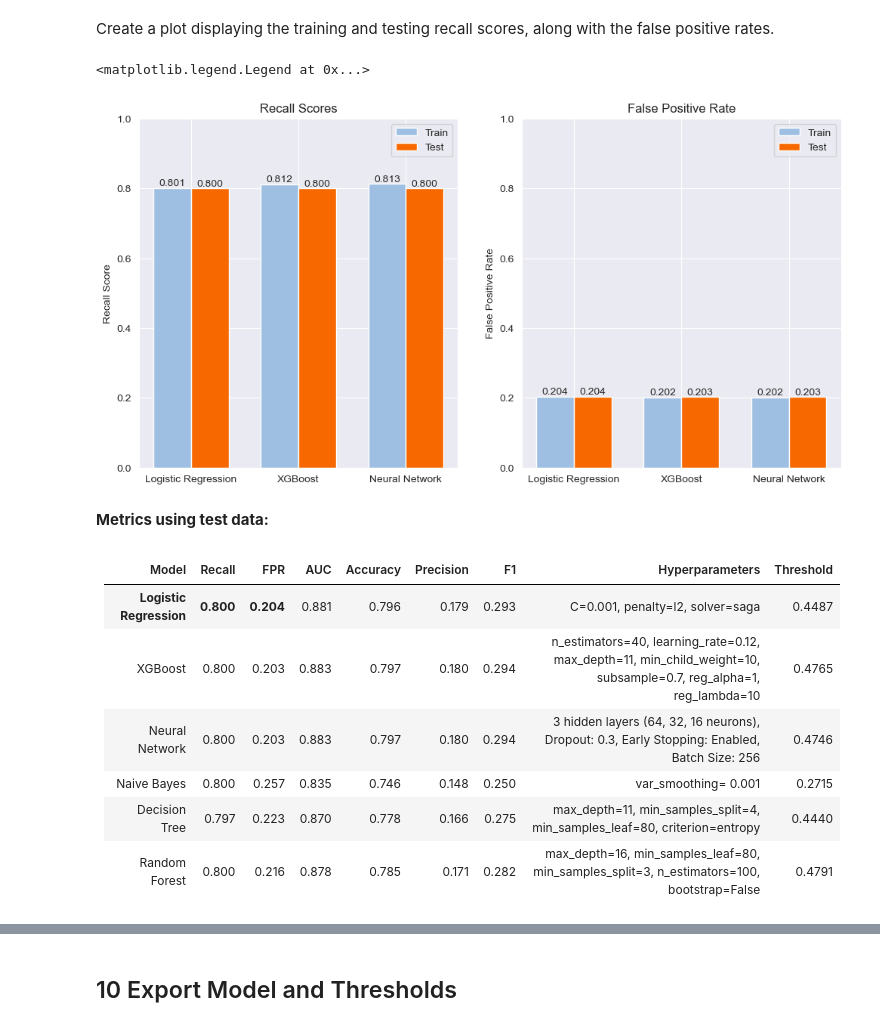
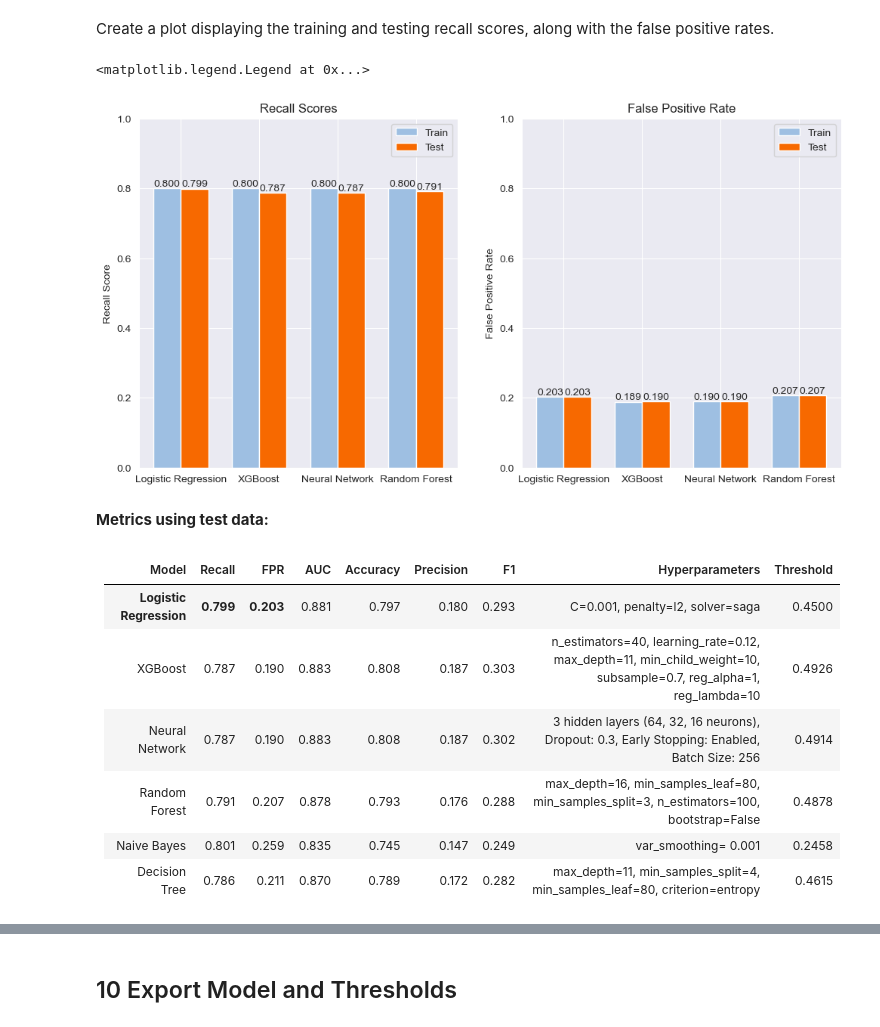
Before and after one commit to willwu29/heart-attack-prediction-model, a Jupyter notebook: notebooks/book4_hyperparameter_tuning_advanced_modeling.ipynb, the cells around one changed output, grey strips where cells are left out. Cells and saved outputs as stored; diff of their text form; code cells hidden in the pictures.

```diff
--- a/notebooks/book4_hyperparameter_tuning_advanced_modeling.ipynb
+++ b/notebooks/book4_hyperparameter_tuning_advanced_modeling.ipynb
@@ -1462,8 +1521,8 @@ Test: 0.294
 ==================================================================
 # %%
 # Store the metrics of XGBoost
-recall_final_model.loc['XGBoost', : ] = [0.812, 0.800]
-fpr_final_model.loc['XGBoost', : ] = [0.202, 0.203]
+recall_final_model.loc['XGBoost', : ] = [0.800, 0.787]
+fpr_final_model.loc['XGBoost', : ] = [0.189, 0.190]
 # %% [markdown]
 ---
 # %% [markdown]
@@ -1666,11 +1726,11 @@ Test: 0.308
 # Create variable for target recall score
 target_recall = 0.8000
 
-# Get the probablistic prediction on test dataset
-y_pred_test_proba = nn_model_bcentropy.predict(X_test_nn)  # find the probablitity of positive class
+# Get the probablistic prediction on train dataset
+y_pred_train_proba = nn_model_bcentropy.predict(X_train_nn)  # find the probablitity of positive class
 
 # find recall (tpr), false positive rate with the corresponding thresholds
-fpr, tpr, thresholds = roc_curve(y_test, y_pred_test_proba)
+fpr, tpr, thresholds = roc_curve(y_train_nn, y_pred_train_proba)
 
 # Use for loop to find the thresholds whenever recall/tpr exceeds target_recall
 for i in range(len(tpr)):
@@ -1730,8 +1798,8 @@ Test: 0.294
 ==================================================================
 # %%
 # Store the metrics of neural network
-recall_final_model.loc['Neural Network', : ] = [0.813, 0.800]
-fpr_final_model.loc['Neural Network', : ] = [0.202, 0.203]
+recall_final_model.loc['Neural Network', : ] = [0.800, 0.787]
+fpr_final_model.loc['Neural Network', : ] = [0.190, 0.190]
 # %% [markdown]
 ---
 # %% [markdown]
@@ -1880,11 +1948,11 @@ Test: 0.308
 # Create variable for target recall score
 target_recall = 0.80
 
-# Get the probablistic prediction on test dataset
-y_pred_test = nn_model_customized_loss.predict(X_test_nn)  # find the probablitity of positive class
+# Get the probablistic prediction on train dataset
+y_pred_train_proba = nn_model_customized_loss.predict(X_train_nn)  # find the probablitity of positive class
 
 # find recall (tpr), false positive rate with the corresponding thresholds
-fpr, tpr, thresholds = roc_curve(y_test, y_pred_test)
+fpr, tpr, thresholds = roc_curve(y_train_nn, y_pred_train_proba)
 
 # Use for loop to find the thresholds whenever recall/tpr exceeds target_recall
 for i in range(len(tpr)):
@@ -1988,8 +2064,8 @@ ROC Curve: Customized Loss Model
 Create a plot displaying the training and testing recall scores, along with the false positive rates.
 # %%
 # Create two DataFrames for storing the metrics of top three models
-recall_best_model = recall_final_model.loc[['Logistic Regression', 'XGBoost', 'Neural Network']]
-fpr_best_model = fpr_final_model.loc[['Logistic Regression', 'XGBoost', 'Neural Network']]
+recall_best_model = recall_final_model.loc[['Logistic Regression', 'XGBoost', 'Neural Network', 'Random Forest']]
+fpr_best_model = fpr_final_model.loc[['Logistic Regression', 'XGBoost', 'Neural Network', 'Random Forest']]
 
 # Create subplots
 fig, axes = plt.subplots(1, 2, figsize=(12, 6))
@@ -2015,45 +2091,45 @@ for bar in test_bars:
 axes[0].set_xticks([i + bar_width / 2 for i in x])
 axes[0].set_xticklabels(recall_best_model.index)
 axes[0].set_title('Recall Scores')
 axes[0].set_ylabel('Recall Score')
 axes[0].set_ylim(0, 1)
 axes[0].legend()
 
 
 # Create second subplot, show the train and test fpr of top three models
 train_bars = axes[1].bar(x, fpr_best_model['Train'], width=bar_width,  label='Train', color='#9EBFE2')
 test_bars = axes[1].bar([i + bar_width for i in x], fpr_best_model['Test'], width=bar_width, label='Test', color='#F76900')
 
 # Annotate train and test fpr scores on top of the bar
 for bar in train_bars:
     axes[1].text(bar.get_x() + bar.get_width() / 2, bar.get_height(), f'{bar.get_height():.3f}',
                  ha='center', va='bottom')
 
 for bar in test_bars:
     axes[1].text(bar.get_x() + bar.get_width() / 2, bar.get_height(), f'{bar.get_height():.3f}',
                  ha='center', va='bottom')
 
 # Set plot params
 axes[1].set_xticks([i + bar_width / 2 for i in x])
 axes[1].set_xticklabels(fpr_best_model.index)
 axes[1].set_title('False Positive Rate')
 axes[1].set_ylabel('False Positive Rate')
 axes[1].set_ylim(0, 1)
 axes[1].legend()
 # %% [output]
 <matplotlib.legend.Legend at 0x...>
-[figure, old version]
+[figure, new version]
 # %% [markdown]
 
 **Metrics using test data:**
 # %% [markdown]
 | Model              | Recall | FPR   | AUC   | Accuracy | Precision | F1 | Hyperparameters                                      | Threshold |
 |--------------------|--------|-------|-------|----------|-----------|----------|------------------------------------------------------|-----------|
-| **Logistic Regression** | **0.800**  | **0.204** | 0.881 | 0.796    | 0.179     | 0.293    | C=0.001, penalty=l2, solver=saga                     | 0.4487    |
-| XGBoost            | 0.800  | 0.203 | 0.883 | 0.797    | 0.180     | 0.294    | n_estimators=40, learning_rate=0.12, max_depth=11, min_child_weight=10, subsample=0.7, reg_alpha=1, reg_lambda=10 | 0.4765    |
-| Neural Network     | 0.800  | 0.203 | 0.883 | 0.797    | 0.180     | 0.294    | 3 hidden layers (64, 32, 16 neurons), Dropout: 0.3, Early Stopping: Enabled, Batch Size: 256 | 0.4746    |
-| Naive Bayes        | 0.800  | 0.257 | 0.835 | 0.746    | 0.148     | 0.250    | var_smoothing= 0.001                                  | 0.2715    |
-| Decision Tree      | 0.797  | 0.223 | 0.870 | 0.778    | 0.166     | 0.275    | max_depth=11, min_samples_split=4, min_samples_leaf=80, criterion=entropy | 0.4440    |
-| Random Forest      | 0.800  | 0.216 | 0.878 | 0.785    | 0.171     | 0.282    | max_depth=16, min_samples_leaf=80, min_samples_split=3, n_estimators=100, bootstrap=False | 0.4791    |
+| **Logistic Regression** | **0.799**   | **0.203**  | 0.881  | 0.797     | 0.180      | 0.293       | C=0.001, penalty=l2, solver=saga                     | 0.4500    |
+| XGBoost            | 0.787   | 0.190  | 0.883  | 0.808    | 0.187    |0.303   | n_estimators=40, learning_rate=0.12, max_depth=11, min_child_weight=10, subsample=0.7, reg_alpha=1, reg_lambda=10 | 0.4926    |
+| Neural Network     | 0.787  | 0.190 | 0.883 | 0.808    | 0.187     | 0.302  | 3 hidden layers (64, 32, 16 neurons), Dropout: 0.3, Early Stopping: Enabled, Batch Size: 256 | 0.4914    |
+| Random Forest      | 0.791  | 0.207   | 0.878  | 0.793    | 0.176    |0.288    | max_depth=16, min_samples_leaf=80, min_samples_split=3, n_estimators=100, bootstrap=False | 0.4878    |
+| Naive Bayes        | 0.801   | 0.259  | 0.835  | 0.745     | 0.147      | 0.249      | var_smoothing= 0.001                                  | 0.2458    |
+| Decision Tree      | 0.786   | 0.211  | 0.870  | 0.789    | 0.172      |0.282   | max_depth=11, min_samples_split=4, min_samples_leaf=80, criterion=entropy | 0.4615    |
 # %% [markdown]
 1. Overfitting Issue: Overfitting was identified in baseline models, particularly with XGBoost, Decision Tree, and Random Forest, where recall and false positive rates were notably worse on the test data. This issue has been resolved in all advanced models through hyperparameter tuning.
```
Also changed, not shown: parts of 61 cells of this notebook, 3 other files.
